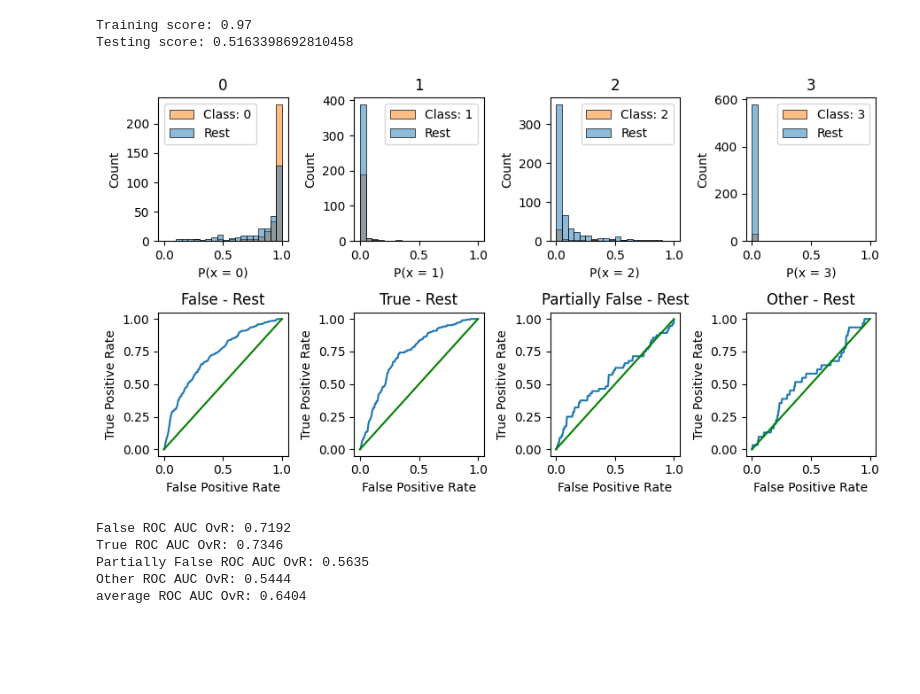
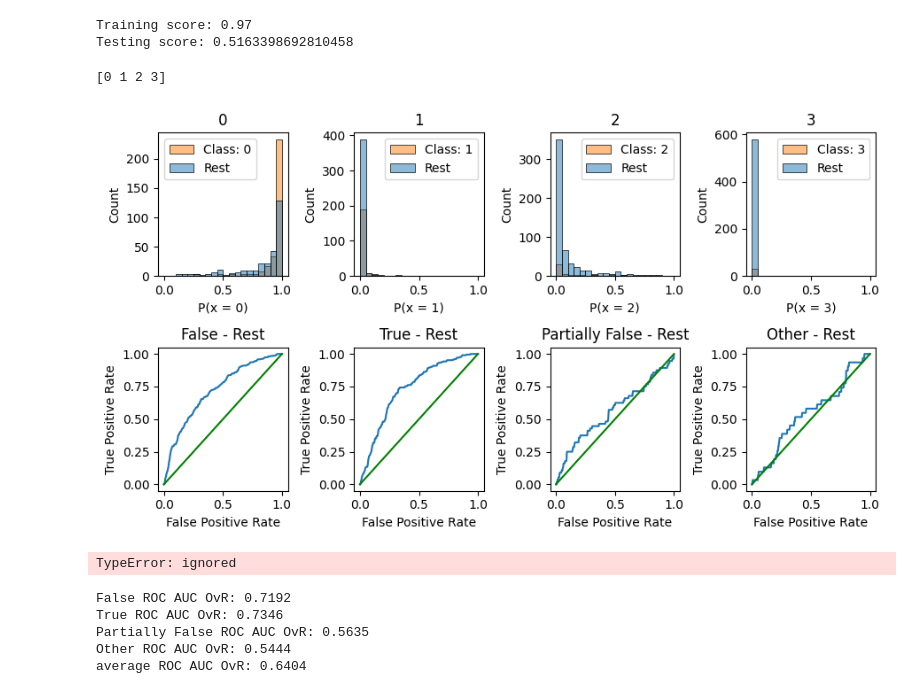
Before and after one commit to cgurkan/fake-news, a Jupyter notebook: FakeNewsPreprocess.ipynb, the cells around one changed output. Drawn from its saved outputs; the diff is of its cells as text; code cells hidden in the pictures; blank space fills up the shorter version.

Commit message:
Fix RocCurve

```diff
--- a/FakeNewsPreprocess.ipynb
+++ b/FakeNewsPreprocess.ipynb
@@ -562,42 +481,14 @@ from scipy import stats
-# %%
-
-def plot_multiclass_roc_curve(classes, cleaned_df_test, y_proba, y_test):
-  # Plots the Probability Distributions and the ROC Curves One vs Rest
-  plt.figure(figsize = (9, 5))
-  bins = [i/20 for i in range(20)] + [1]
-  classes = AdaBoost.classes_
-  roc_auc_ovr = {}
-  #fig, ax_bottom = plt.subplots(1, 4, figsize=(5, 4))
-  for i in range(len(classes)):
-      # Gets the class
-      c = classes[i]
-
-      # Prepares an auxiliar dataframe to help with the plots
-      df_aux = cleaned_df_test.copy()
-      df_aux['class'] = [1 if y == c else 0 for y in y_test]
-      df_aux['prob'] = y_proba[:, i]
-      df_aux = df_aux.reset_index(drop = True)
-
-      # Plots the probability distribution for the class and the rest
-      ax = plt.subplot(2, 4, i+1)
-      sns.histplot(x = "prob", data = df_aux, hue = 'class', color = 'b', ax = ax, bins = bins)
-      ax.set_title(c)
-      ax.legend([f"Class: {c}", "Rest"])
-      ax.set_xlabel(f"P(x = {c})")
-
-      # Calculates the ROC Coordinates and plots the ROC Curves
-      ax_bottom = plt.subplot(2, 4, i+5)
-      tpr, fpr = get_all_roc_coordinates(df_aux['class'], df_aux['prob'])
-      plot_roc_curve(tpr, fpr, scatter = False, ax = ax_bottom)
-      ax_bottom.set_title(f"{categories[i]} - Rest")
-
-      # Calculates the ROC AUC OvR
-      roc_auc_ovr[c] = roc_auc_score(df_aux['class'], df_aux['prob'])
-  plt.tight_layout()
-
-plot_multiclass_roc_curve(labels, cleaned_df_test, y_proba, y_test)
-# %% [output]
-[figure, removed]
+# %%
+from multiclassroccurve import plot_multiclass_roc_curves
+
+plot_multiclass_roc_curves(AdaBoost.classes_, categories, cleaned_df_test, y_proba, y_test)
+# %% [output]
+[0 1 2 3]
+[figure, added]
+# %%
+plot_multiclass_roc_curve(labels, categories, cleaned_df_test, y_proba, y_test)
+# %% [output]
+TypeError: ignored
 # %%
 # Displays the ROC AUC for each class
 avg_roc_auc = 0
```
Also changed, not shown: parts of 4 cells of this notebook.
